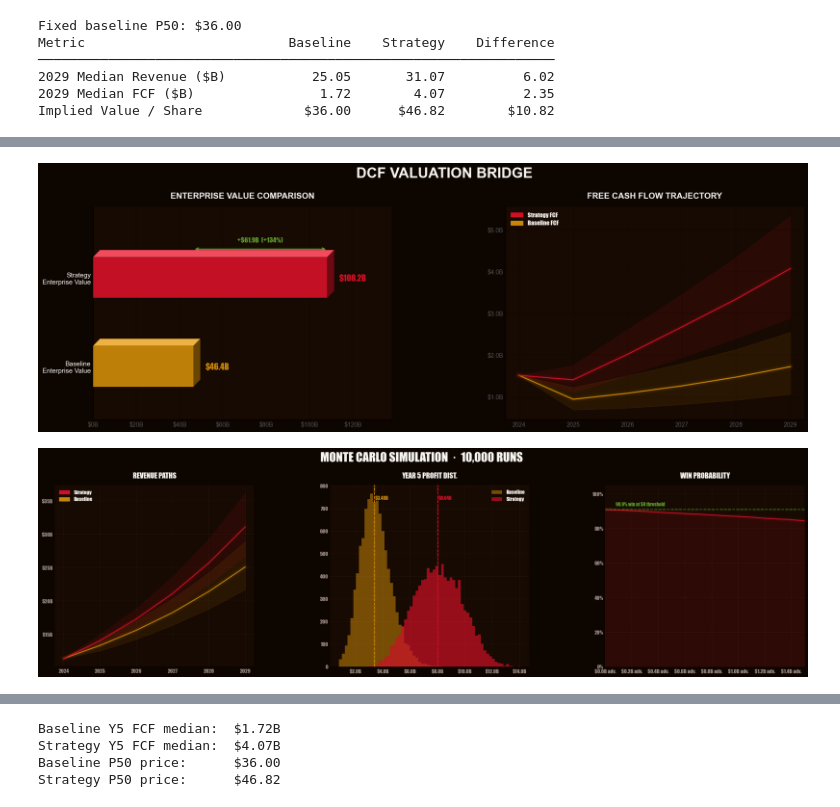
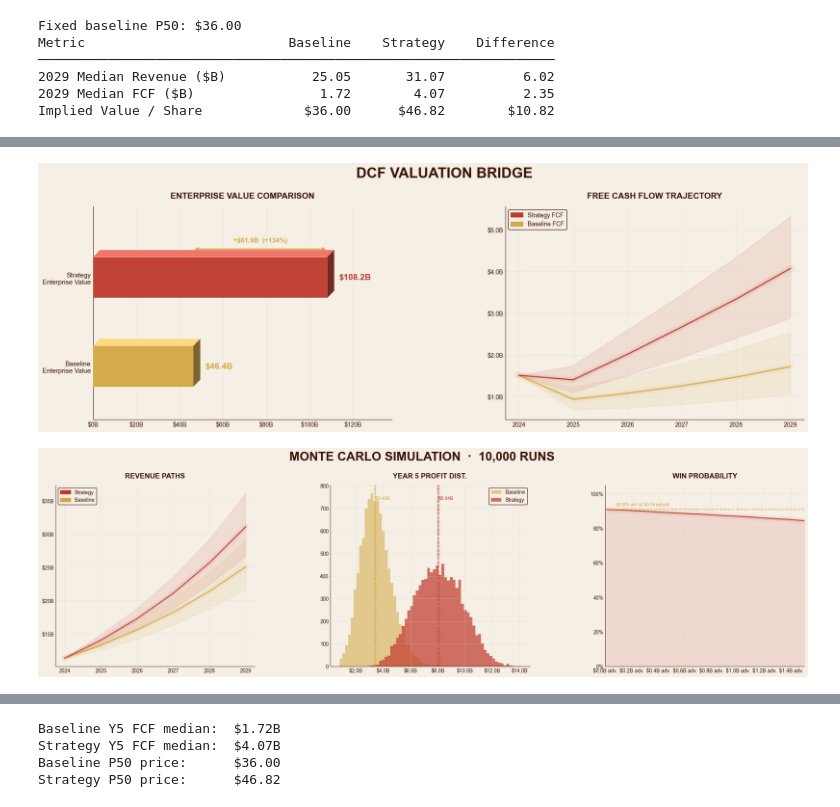
Before and after one commit to arnav-kanderi/Monte-Carlo-Simulations-FSA-25-26, a Jupyter notebook: MonteCarloSim.ipynb, the cells around one changed output, grey strips where cells are left out. Saved outputs shown, nothing was run; the diff lists cells and outputs as text; code cells hidden in the pictures.

```diff
--- a/MonteCarloSim.ipynb
+++ b/MonteCarloSim.ipynb
@@ -761,11 +780,11 @@ Metric                          Baseline    Strategy    Difference
 2029 Median FCF ($B)                1.72        4.07          2.35
 Implied Value / Share             $36.00      $46.82        $10.82
 # %%
-fig, ax = plt.subplots(figsize=(9, 6), facecolor='white')
+fig, ax = plt.subplots(figsize=(9, 6), facecolor='#F5EFE6')
 
 labels = ['Current\nPrice', 'Baseline\nIntrinsic Value', 'Strategy\nIntrinsic Value']
 values = [DCF_PARAMS['current_price'], p50_base, p50_strat]
-colors = ['#1A1A1A', GRAY_C, BULL_C]
+colors = ['#3A1205', '#3A1205', '#C0392B']
 
 bars = ax.bar(labels, values, color=colors, alpha=0.85, width=0.5)
 for bar, val in zip(bars, values):
@@ -774,8 +793,8 @@ for bar, val in zip(bars, values):
 
 ax.annotate(f'+${p50_strat - p50_base:.2f} from\n3 solutions\n({(p50_strat-p50_base)/(p50_strat-DCF_PARAMS["current_price"])*100:.0f}% of total upside)',
             xy=(2, (p50_base + p50_strat)/2), xytext=(2.45, (p50_base+p50_strat)/2),
-            fontsize=10.5, fontweight='bold', color=BULL_C, va='center',
-            arrowprops=dict(arrowstyle='->', color=BULL_C, lw=1.5))
+            fontsize=10.5, fontweight='bold', color='#C0392B', va='center',
+            arrowprops=dict(arrowstyle='->', color='#C0392B', lw=1.5))
 
 ax.set_title('Valuation Bridge: Current Price → Baseline → Strategy', fontweight='bold')
 ax.set_ylabel('Value per share ($)')
@@ -786,5 +805,4 @@ ax.set_ylim(0, p50_strat * 1.25)
 
 plt.tight_layout()
 plt.show()
-plt.show()
 # %% [output]
@@ -1000,12 +1006,12 @@ from matplotlib.patches import Polygon as MplPoly
 import colorsys
 import numpy as np
 
-BG    = '#0D0500'
-PANEL = '#170A02'
-RED   = '#CE1126'
-GOLD  = '#C8860A'
-GREEN = '#5A9A2A'
-CREAM = '#FAF6F0'
+BG    = '#F5EFE6'
+PANEL = '#F5EFE6'
+RED   = '#C0392B'
+GOLD  = '#D4A843'
+GREEN = '#D4A843'
+CREAM = '#3A1205'
 
 def hex_adjust(hex_color, v_scale=1.0, s_scale=1.0):
     r, g, b = [int(hex_color[i:i+2], 16)/255 for i in (1, 3, 5)]
@@ -1037,21 +1043,6 @@ fig.subplots_adjust(left=0.05, right=0.96, top=0.84, bottom=0.14, wspace=0.38)
 fig.suptitle('DCF VALUATION BRIDGE', fontsize=24, fontweight='bold',
              color=CREAM, y=0.97)
 
-plt.rcParams.update({
-    'font.family':        'Impact',
-    'axes.spines.top':    False,
-    'axes.spines.right':  False,
-    'axes.spines.left':   False,
-    'axes.spines.bottom': False,
-    'axes.grid':          True,
-    'grid.alpha':         0.05,
-    'grid.color':         CREAM,
-    'figure.facecolor':   BG,
-    'axes.facecolor':     PANEL,
-    'text.color':         CREAM,
-    'xtick.color':        '#998880',
-    'ytick.color':        '#998880',
-})
 
 # ── 1. Enterprise Value Bridge (3D bars) ─────────────────────
 ax = axes[0]
@@ -1104,12 +1095,11 @@ ax.set_title('FREE CASH FLOW TRAJECTORY', fontsize=14, color=CREAM, pad=14)
 ax.tick_params(length=0)
 ax.legend(handles=[mpatches.Patch(color=RED, label='Strategy FCF'),
                    mpatches.Patch(color=GOLD, label='Baseline FCF')],
-          frameon=False, fontsize=10, labelcolor=CREAM)
+          frameon=True, fontsize=10, labelcolor=CREAM)
 
 plt.show()
-plt.show()
 # %% [output]
-[figure, old version]
+[figure, new version]
 # %%
 # ═══════════════════════════════════════════════
 # CELL A — MONTE CARLO GRAPHS
@@ -1119,28 +1109,13 @@ import matplotlib.ticker as mtick
 import matplotlib.patches as mpatches
 import numpy as np
 
-BG    = '#0D0500'
-PANEL = '#170A02'
-RED   = '#CE1126'
-GOLD  = '#C8860A'
-GREEN = '#5A9A2A'
-CREAM = '#FAF6F0'
+BG    = '#F5EFE6'
+PANEL = '#F5EFE6'
+RED   = '#C0392B'
+GOLD  = '#D4A843'
+GREEN = '#D4A843'
+CREAM = '#3A1205'
 
-plt.rcParams.update({
-    'font.family':        'Impact',
-    'axes.spines.top':    False,
-    'axes.spines.right':  False,
-    'axes.spines.left':   False,
-    'axes.spines.bottom': False,
-    'axes.grid':          True,
-    'grid.alpha':         0.05,
-    'grid.color':         CREAM,
-    'figure.facecolor':   BG,
-    'axes.facecolor':     PANEL,
-    'text.color':         CREAM,
-    'xtick.color':        '#998880',
-    'ytick.color':        '#998880',
-})
 
 def glow(ax, x, y, color, lw=2, fill=False):
     for w, a in [(12, 0.03), (7, 0.07), (3, 0.15), (1.6, 1.0)]:
@@ -1180,7 +1155,7 @@ ax.set_title('REVENUE PATHS', fontsize=14, color=CREAM, pad=14)
 ax.tick_params(length=0)
 ax.legend(handles=[mpatches.Patch(color=RED,  label='Strategy'),
                    mpatches.Patch(color=GOLD, label='Baseline')],
-          frameon=False, fontsize=10, labelcolor=CREAM)
+          frameon=True, fontsize=10, labelcolor=CREAM)
 
 # ── 2. Year 5 Profit Distribution ───────────────────────────
 ax = axes[1]
@@ -1198,36 +1173,35 @@ for val, col in [(np.median(b_y5), GOLD), (np.median(s_y5), RED)]:
             f'${val:.2f}B', color=col, fontsize=9, ha='left')
 
 ax.xaxis.set_major_formatter(mtick.FuncFormatter(lambda v, _: f'${v:.1f}B'))
 ax.set_title('YEAR 5 PROFIT DIST.', fontsize=14, color=CREAM, pad=14)
 ax.tick_params(length=0)
-ax.legend(frameon=False, fontsize=10, labelcolor=CREAM)
+ax.legend(frameon=True, fontsize=10, labelcolor=CREAM)
 
 # ── 3. Win Probability Curve ─────────────────────────────────
 ax = axes[2]
 thresholds = np.linspace(0, 1.5, 300)
 win_probs  = [(strat_rev[:, 4] - base_rev[:, 4] > t * 1000).mean()
               for t in thresholds]
 
 ax.fill_between(thresholds, win_probs, alpha=0.12, color=RED)
 glow(ax, thresholds, win_probs, RED)
 
 win_0 = (strat_rev[:, 4] > base_rev[:, 4]).mean()
 for lw, a in [(6, 0.08), (1.5, 0.7)]:
     ax.axhline(win_0, color=GREEN, lw=lw, alpha=a, linestyle='--')
 ax.text(0.08, win_0 + 0.02, f'{win_0*100:.1f}% win at $0 threshold',
         color=GREEN, fontsize=9)
 
 ax.set_xlim(0, 1.5)
 ax.set_ylim(0, 1.05)
 ax.xaxis.set_major_formatter(mtick.FuncFormatter(lambda v, _: f'${v:.1f}B adv.'))
 ax.yaxis.set_major_formatter(mtick.FuncFormatter(lambda v, _: f'{v*100:.0f}%'))
 ax.set_title('WIN PROBABILITY', fontsize=14, color=CREAM, pad=14)
 ax.tick_params(length=0)
 
 plt.show()
-plt.show()
 # %% [output]
-[figure, old version]
+[figure, new version]
 # %%
 # ═══════════════════════════════════════════════
 # CELL A — MONTE CARLO GRAPHS
```
Also changed, not shown: parts of 7 cells of this notebook.
